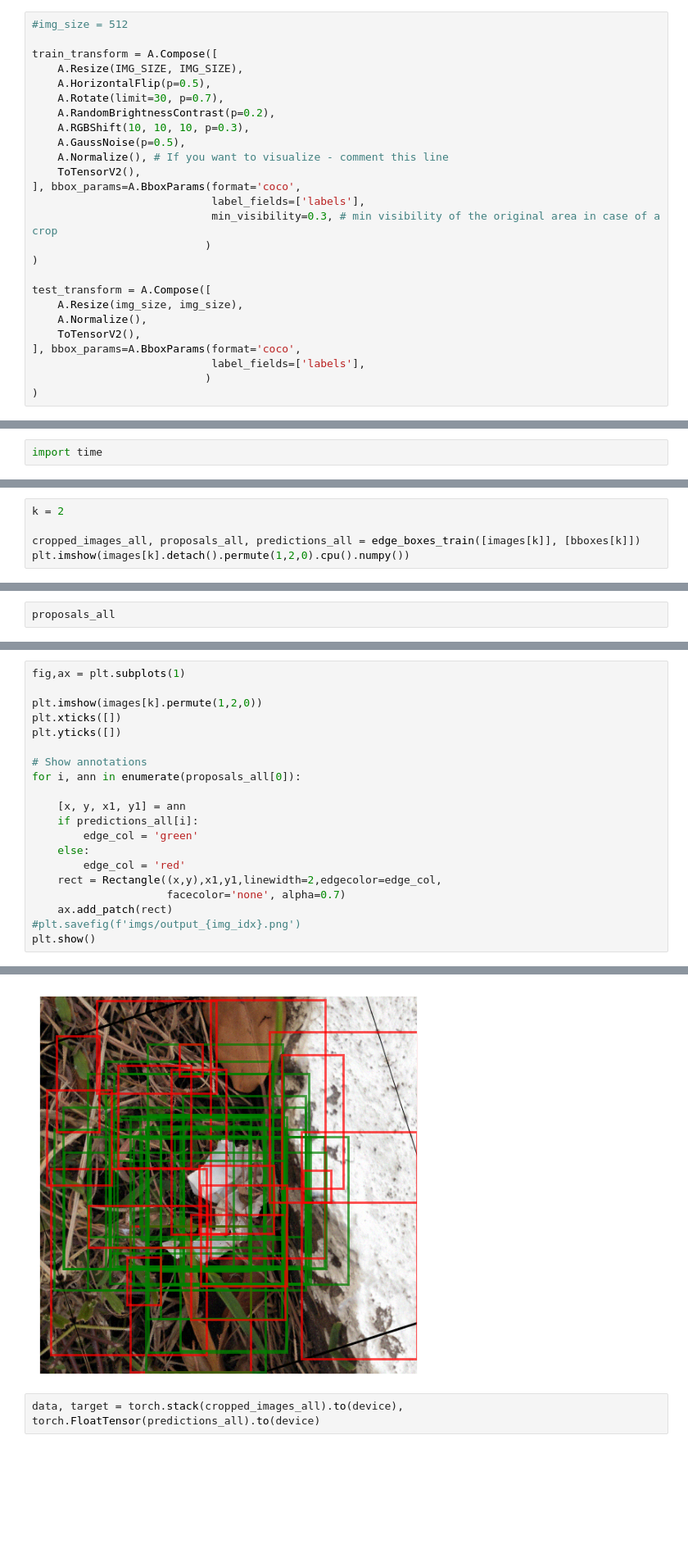
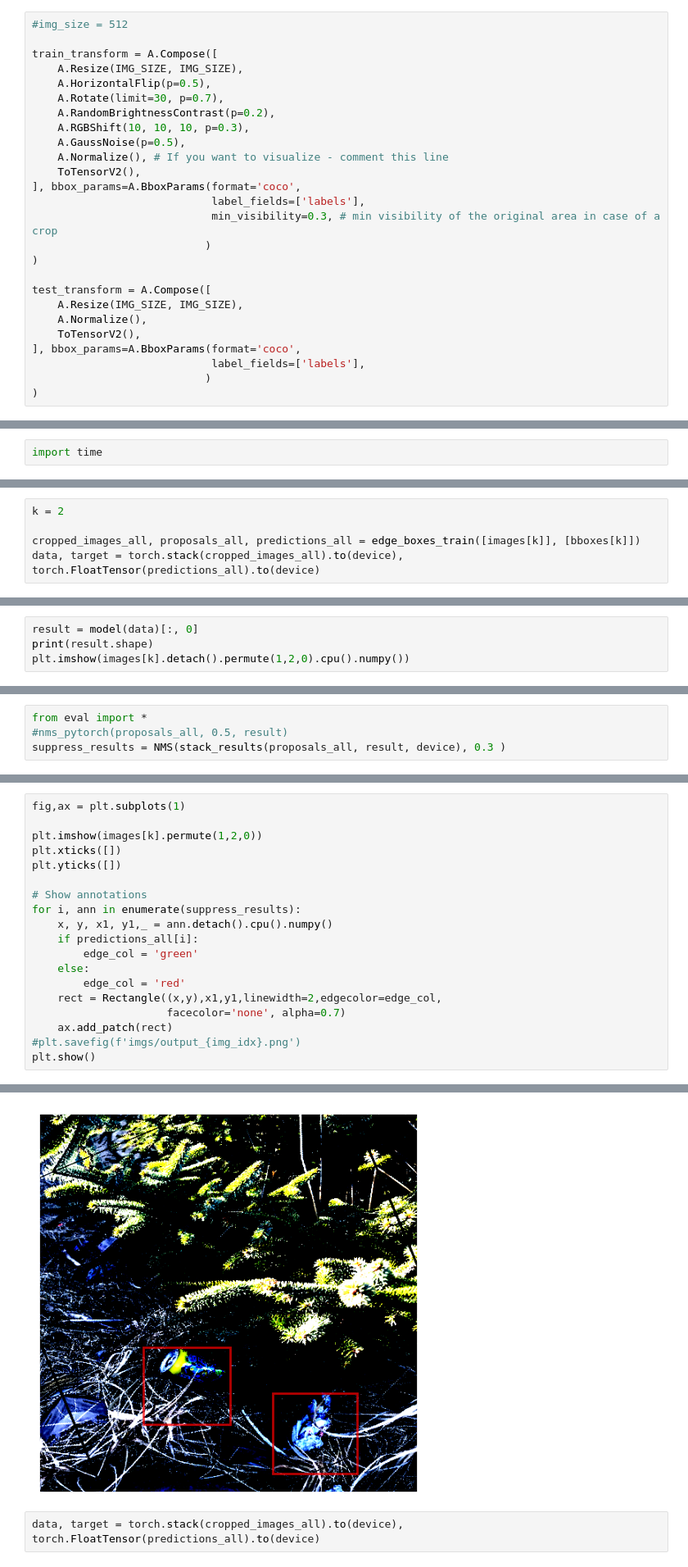
Before and after one commit to amakarewicz/2023-DTU-Deep-Learning-In-Computer-Vision, a Jupyter notebook: IV-Object-Detection/training_loop.ipynb, the cells around one changed output, grey strips where cells are left out. Shown at 82% size. Cells and saved outputs as stored; diff of their text form; blank space fills up the shorter version.

Commit message:
Fixed NonMaxSuppression

```diff
--- a/IV-Object-Detection/training_loop.ipynb
+++ b/IV-Object-Detection/training_loop.ipynb
@@ -65,7 +65,7 @@ train_transform = A.Compose([
 )
 
 test_transform = A.Compose([
-    A.Resize(img_size, img_size),
+    A.Resize(IMG_SIZE, IMG_SIZE),
     A.Normalize(),
     ToTensorV2(),
 ], bbox_params=A.BboxParams(format='coco',
@@ -228,4 +396,4 @@ labels = [label for _, _, label in batch]
 k = 2
 
 cropped_images_all, proposals_all, predictions_all = edge_boxes_train([images[k]], [bboxes[k]])
-plt.imshow(images[k].detach().permute(1,2,0).cpu().numpy())
+data, target = torch.stack(cropped_images_all).to(device), torch.FloatTensor(predictions_all).to(device)
@@ -234,0 +404,4 @@ plt.imshow(images[k].detach().permute(1,2,0).cpu().numpy())
+# %%
+result = model(data)[:, 0]
+print(result.shape)
+plt.imshow(images[k].detach().permute(1,2,0).cpu().numpy())
@@ -252,2 +444,4 @@ plt.show()
 # %%
-proposals_all
+from eval import *
+#nms_pytorch(proposals_all, 0.5, result)
+suppress_results = NMS(stack_results(proposals_all, result, device), 0.3 )
@@ -277,9 +453,8 @@ plt.xticks([])
 plt.yticks([])
 
 # Show annotations
-for i, ann in enumerate(proposals_all[0]):
-
-    [x, y, x1, y1] = ann
+for i, ann in enumerate(suppress_results):
+    x, y, x1, y1,_ = ann.detach().cpu().numpy()
     if predictions_all[i]:
         edge_col = 'green'
     else:
@@ -293,4 +469,4 @@ plt.show()
-[figure, old version]
+[figure, new version]
 # %%
 data, target = torch.stack(cropped_images_all).to(device), torch.FloatTensor(predictions_all).to(device)
 # %%
```
Also changed, not shown: parts of 21 cells of this notebook, 1 other file.
